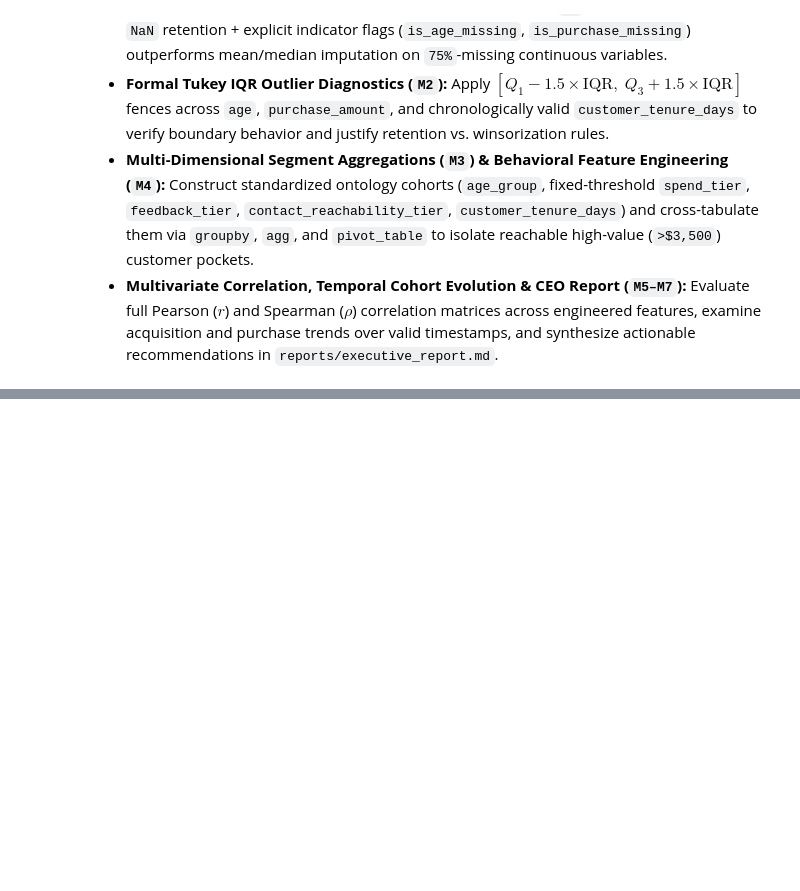
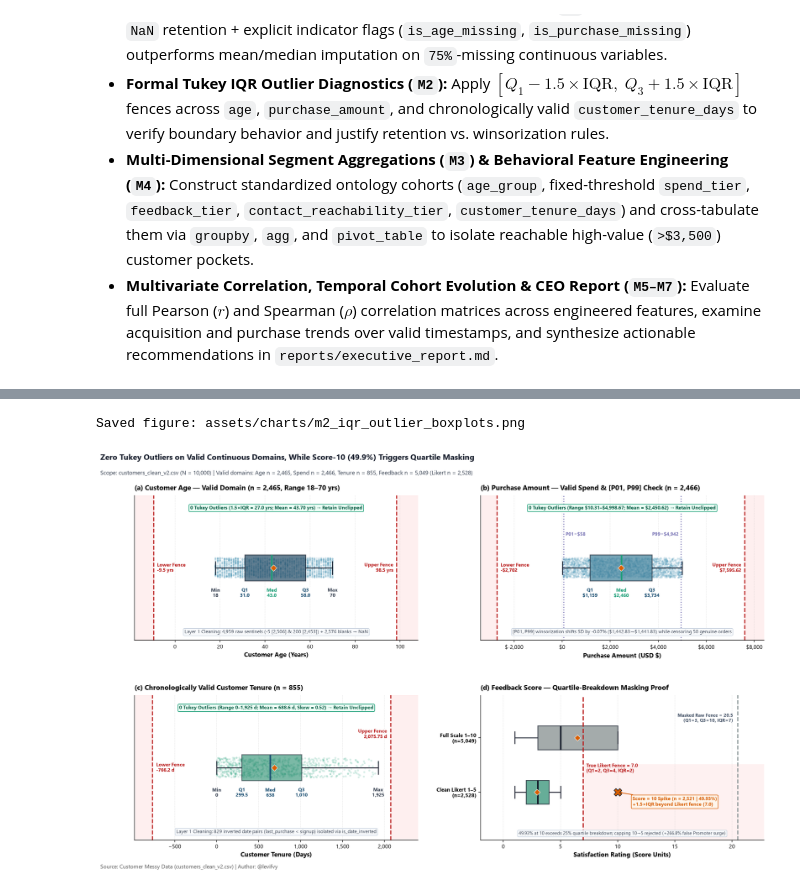
Before and after one commit to IA-P1-BCN/ai_project_EDA_Levi_Flores, a Jupyter notebook: notebooks/01_eda_customers.ipynb, the cells around one changed output, grey strips where cells are left out. Drawn from its saved outputs; the diff is of its cells as text; code cells hidden in the pictures; blank space fills up the shorter version.

```diff
--- a/notebooks/01_eda_customers.ipynb
+++ b/notebooks/01_eda_customers.ipynb
@@ -624,0 +844,12 @@ To translate these baseline findings into multi-dimensional segment strategy and
+# %%
+from src.visualization import (
+    plot_m2_imputation_variance_distortion,
+    plot_m2_iqr_outlier_boxplots,
+)
+
+fig_m2_iqr = plot_m2_iqr_outlier_boxplots(df_v2_m2, save=True)
+plt.show()
+plt.close(fig_m2_iqr)
+# %% [output]
+Saved figure: assets/charts/m2_iqr_outlier_boxplots.png
+[figure, added]
```
Also changed, not shown: parts of 18 cells of this notebook, 21 other files.
